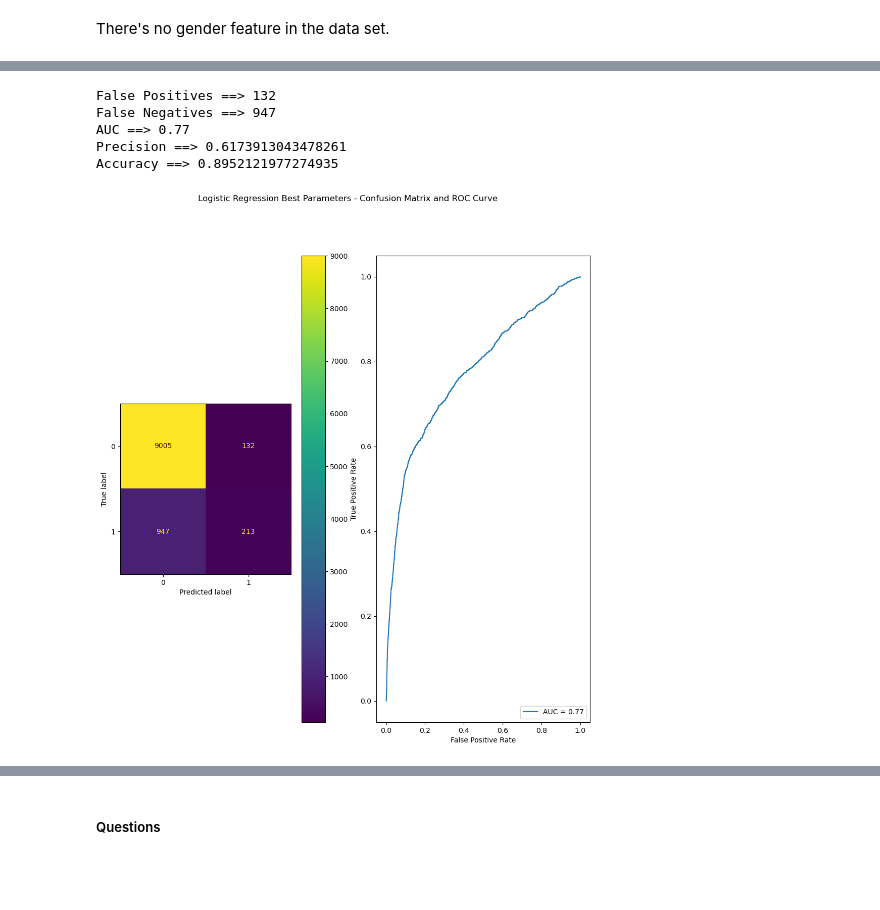
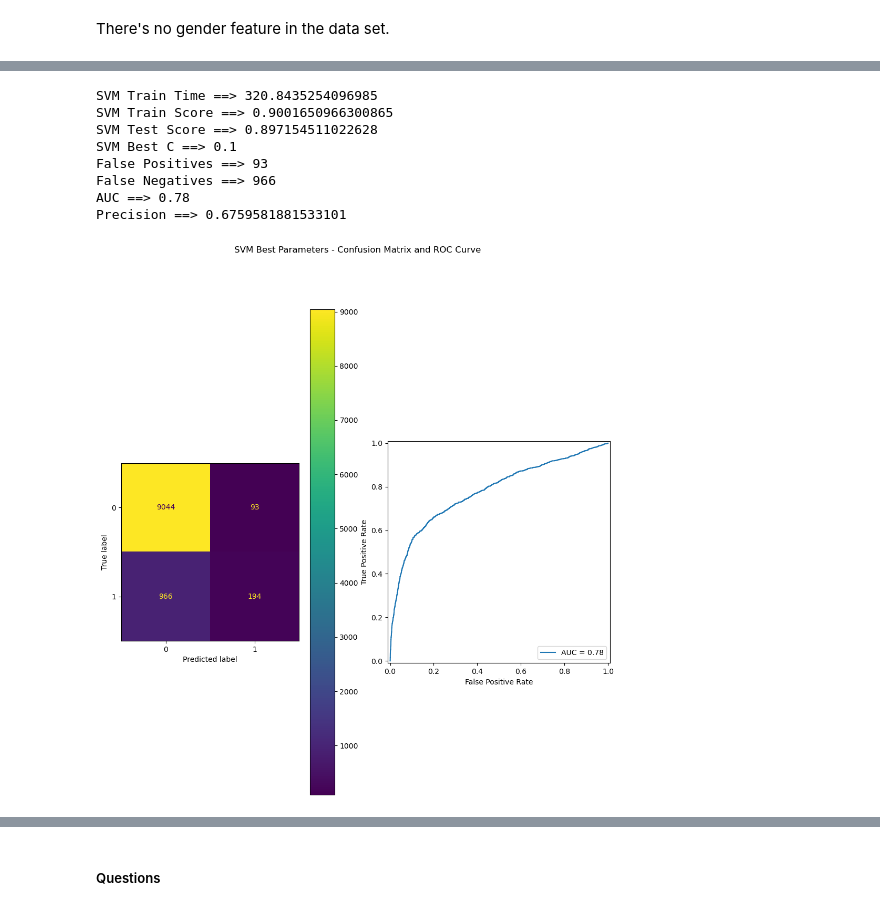
Before and after one commit to cdungca/comparing-classifiers, a Jupyter notebook: prompt_III.ipynb, the cells around one changed output, grey strips where cells are left out. Cells and saved outputs as stored; diff of their text form; code cells hidden in the pictures; blank space fills up the shorter version.

```diff
--- a/prompt_III.ipynb
+++ b/prompt_III.ipynb
@@ -788,53 +915,77 @@ LGR Test Score ==> 0.8952121977274935
 # %%
-### LGR Best Parameters - Confusion Matrix and ROC Curve
-
+# Tune SVM
+svcpipe_grid = ''
+svc_grid = ''
+start_time = ''
+svc_time = ''
+svc_trainscore = ''
+svc_testscore = ''
+svc_best_c = ''
+preds = ''
 fp = ''
 fn = ''
 auc = ''
-lgr_precision = ''
-accuracy = ''
+svc_precision = ''
 
-from sklearn.metrics import auc as skl_auc
+svcpipe_grid = Pipeline([('transform', transformer),
+                    ('selector', extractor),
+                    ('svc', SVC())])
+params = {'svc__C': [0.1, 1]}
+svc_grid = GridSearchCV(svcpipe_grid, param_grid=params)
+start_time = time.time()
+svc_grid.fit(X_train, y_train)
+svc_time = time.time() - start_time
+svc_trainscore = svc_grid.score(X_train, y_train)
+svc_testscore = svc_grid.score(X_test, y_test)
 
+# best parameters
+svc_best_c = svc_grid.best_params_["svc__C"]
+
+### LGR Best Parameters - Confusion Matrix and ROC Curve
 fig, ax = plt.subplots(1, 2)
 fig.set_size_inches(12, 12)
 
-preds = lgr_pipe.predict(X_test)
+preds = svc_grid.predict(X_test)
 
 # Confusion Matrix
 conf_matrix = confusion_matrix(y_test, preds)
 disp1 = ConfusionMatrixDisplay(conf_matrix)
 disp1.plot(ax=ax[0])
 
 # ROC Curve
 y_score = lgr_pipe.predict_proba(X_test)[:, 1]
 fpr, tpr, thresholds = roc_curve(y_test, y_score, pos_label='yes')
 roc_auc_value = skl_auc(fpr, tpr)
 
 # precision and accuracy
-lgr_precision = conf_matrix[1][1] / (conf_matrix[1][1] + conf_matrix[0][1])
-accuracy = (conf_matrix[1][1] + conf_matrix[0][0]) / (conf_matrix[1][1] + conf_matrix[0][1] + conf_matrix[1][0] + conf_matrix[0][0])
-
+svc_precision = conf_matrix[1][1] / (conf_matrix[1][1] + conf_matrix[0][1])
 
 disp2 = RocCurveDisplay(fpr=fpr, tpr=tpr, roc_auc=roc_auc_value)
 disp2.plot(ax=ax[1])
 
 # add title to figure
-fig.suptitle('Logistic Regression Best Parameters - Confusion Matrix and ROC Curve')
+fig.suptitle('SVM Best Parameters - Confusion Matrix and ROC Curve')
 
 fp = conf_matrix[0][1]
 fn = conf_matrix[1][0]
 auc = round(roc_auc_value, 2)
 
+
+print('SVM Train Time ==> ' + str(svc_time))
+print('SVM Train Score ==> ' + str(svc_trainscore))
+print('SVM Test Score ==> ' + str(svc_testscore))
+print('SVM Best C ==> ' + str(svc_best_c))
 print('False Positives ==> ' + str(fp))
 print('False Negatives ==> ' + str(fn))
 print('AUC ==> ' + str(auc))
-print('Precision ==> ' + str(lgr_precision))
-print('Accuracy ==> ' + str(accuracy))
+print('Precision ==> ' + str(svc_precision))
 # %% [output]
-False Positives ==> 132
-False Negatives ==> 947
-AUC ==> 0.77
-Precision ==> 0.6173913043478261
-Accuracy ==> 0.8952121977274935
+SVM Train Time ==> 320.8435254096985
+SVM Train Score ==> 0.9001650966300865
+SVM Test Score ==> 0.897154511022628
+SVM Best C ==> 0.1
+False Positives ==> 93
+False Negatives ==> 966
+AUC ==> 0.78
+Precision ==> 0.6759581881533101
-[figure, old version]
+[figure, new version]
```
Also changed, not shown: parts of 26 cells of this notebook, 1 other file.
